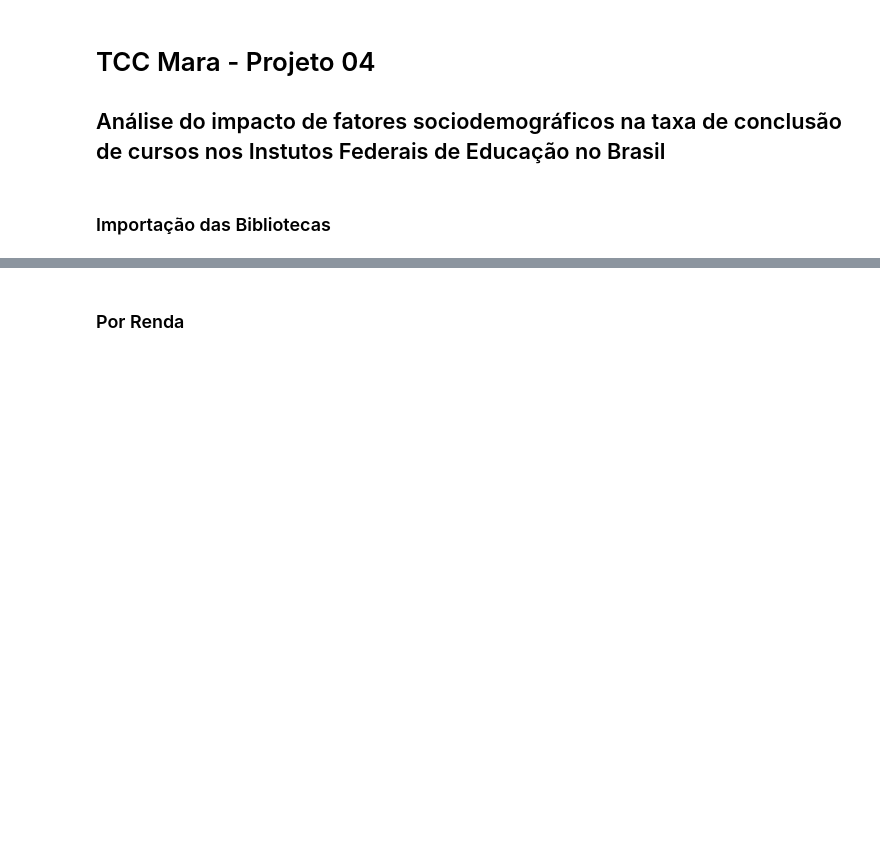
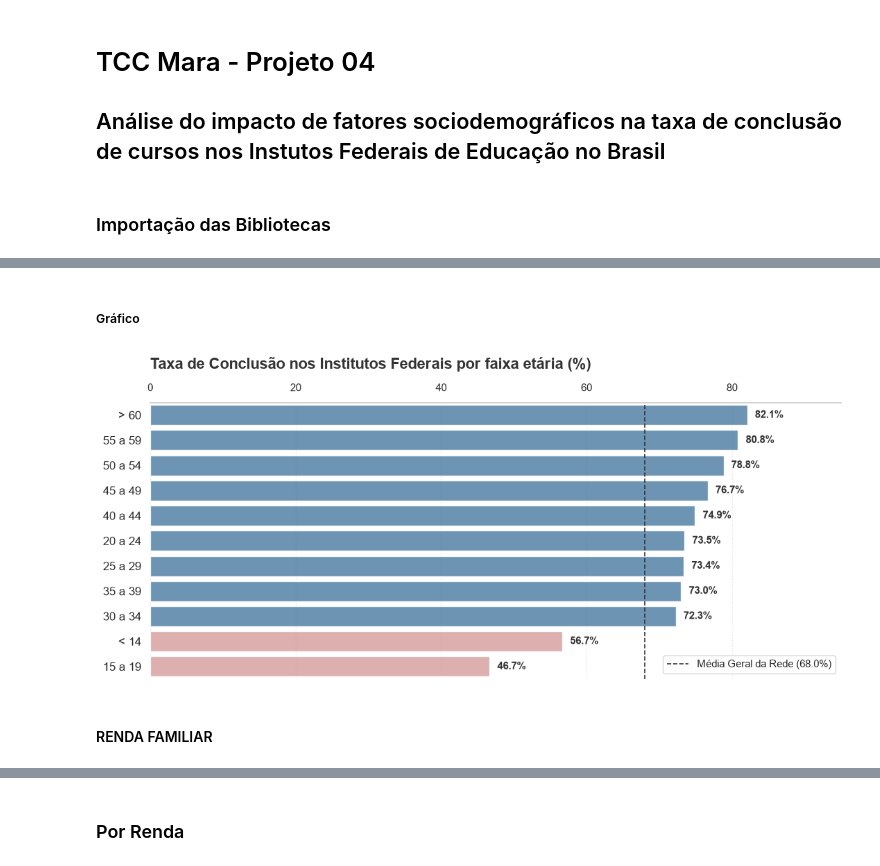
Before and after one commit to Sandro-IFTM/Mara_Projeto4, a Jupyter notebook: Notebooks/notePerfisCandidatos.ipynb, the cells around one changed output, grey strips where cells are left out. Cells and saved outputs as stored; diff of their text form; code cells hidden in the pictures; blank space fills up the shorter version.

```diff
--- a/Notebooks/notePerfisCandidatos.ipynb
+++ b/Notebooks/notePerfisCandidatos.ipynb
@@ -86,0 +274,9 @@ df.head()
+# %%
+df_faixa_etaria = df.groupby(['FAIXA_ETARIA']).agg(
+    TOTAL_INGRESSANTES =('INGRESSANTES', 'sum'),
+    TOTAL_CONCLUINTES =('CONCLUINTES', 'sum')
+).reset_index()
+# %%
+df_faixa_etaria['TAXA_CONCLUSAO'] = (df_faixa_etaria['TOTAL_CONCLUINTES']/df_faixa_etaria['TOTAL_INGRESSANTES'])*100
+
+df_faixa_etaria.head()
@@ -86,0 +290,60 @@ df.head()
+# %% [markdown]
+##### Gráfico
+# %%
+# 1. Ordenar o DataFrame de forma decrescente
+df_faixa_etaria = df_faixa_etaria.sort_values(by='TAXA_CONCLUSAO', ascending=False).reset_index(drop=True)
+
+# 2. Recalcular as cores na ordem decrescente exata
+media_geral = (df['CONCLUINTES'].sum() / df['INGRESSANTES'].sum()) * 100
+cores = ['#4682B4' if taxa >= media_geral else '#e09898' for taxa in df_faixa_etaria['TAXA_CONCLUSAO']]
+
+# 3. Gerar o gráfico
+plt.figure(figsize=(11, 5))
+ax = plt.gca()
+
+sns.barplot(
+    data=df_faixa_etaria,
+    x='TAXA_CONCLUSAO',
+    y='FAIXA_ETARIA',
+    order=df_faixa_etaria['FAIXA_ETARIA'],  # <-- Garante Maior (Sul) no topo até o Menor (Centro-Oeste) na base
+    palette=cores,
+    alpha=0.85
+)
+
+# Linha de referência da média geral
+plt.axvline(media_geral, color='#333333', linestyle='--', linewidth=1.2, label=f'Média Geral da Rede ({media_geral:.1f}%)')
+
+plt.title('Taxa de Conclusão nos Institutos Federais por faixa etária (%)', loc='left', pad=35, fontsize=16, weight='bold', color='#333333')
+plt.xlabel('')
+plt.ylabel('')
+
+ax.xaxis.tick_top()
+ax.xaxis.set_label_position('top')
+ax.tick_params(axis='y', labelsize=12)
+
+# Valores na ponta das barras
+for p in ax.patches:
+    width = p.get_width()
+    ax.annotate(
+        f'{width:.1f}%',
+        (width, p.get_y() + p.get_height() / 2.),
+        ha='left',
+        va='center',
+        xytext=(8, 0),
+        textcoords='offset points',
+        fontsize=11,
+        weight='bold',
+        color='#333333'
+    )
+
+ax.set_xlim(0, 95)
+plt.grid(False, axis='y')
+plt.grid(True, axis='x', linestyle=':', alpha=0.5, color='#cccccc')
+sns.despine(left=True, bottom=True, top=False)
+plt.legend(loc='lower right', frameon=True, fontsize=11)
+plt.tight_layout()
+plt.show()
+# %% [output]
+[figure, added]
+# %% [markdown]
+#### RENDA FAMILIAR
```
Also changed, not shown: parts of 63 cells of this notebook.
